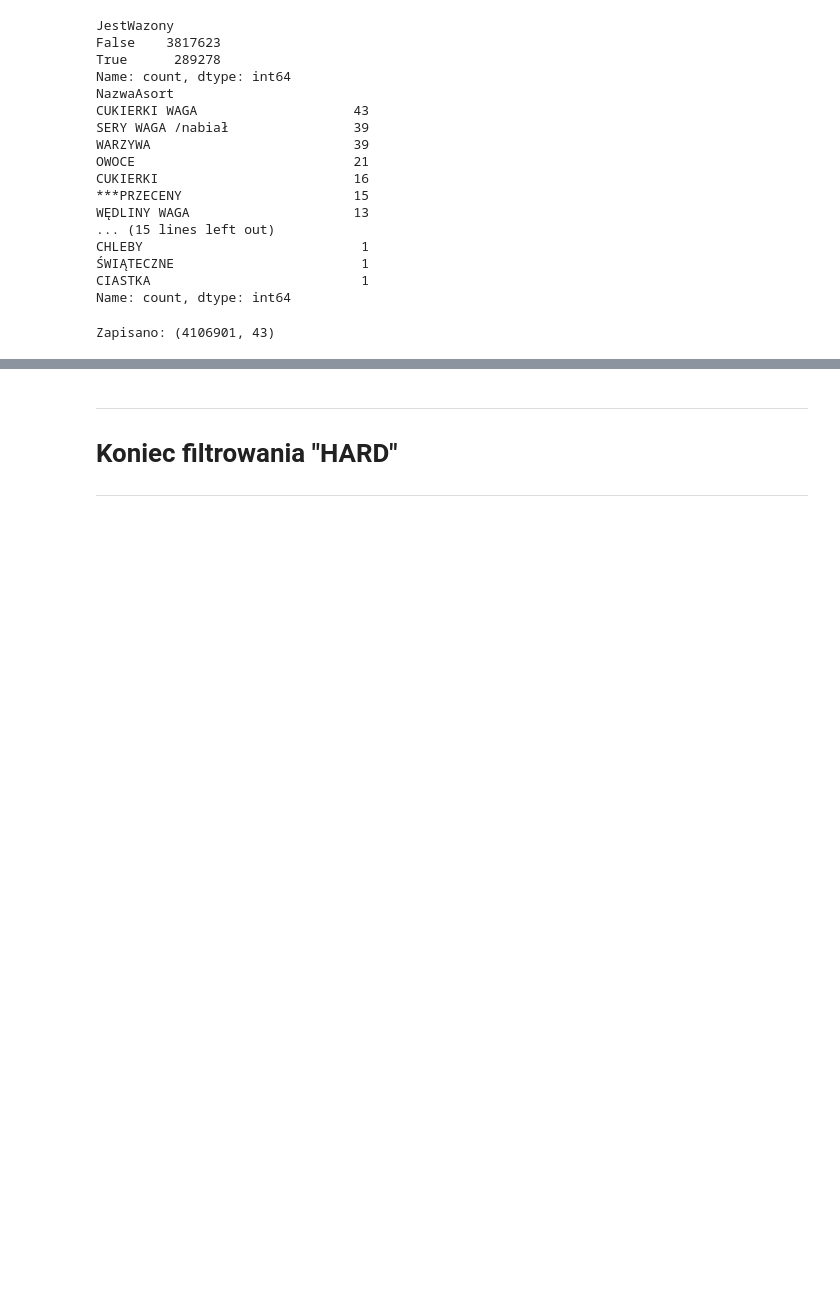
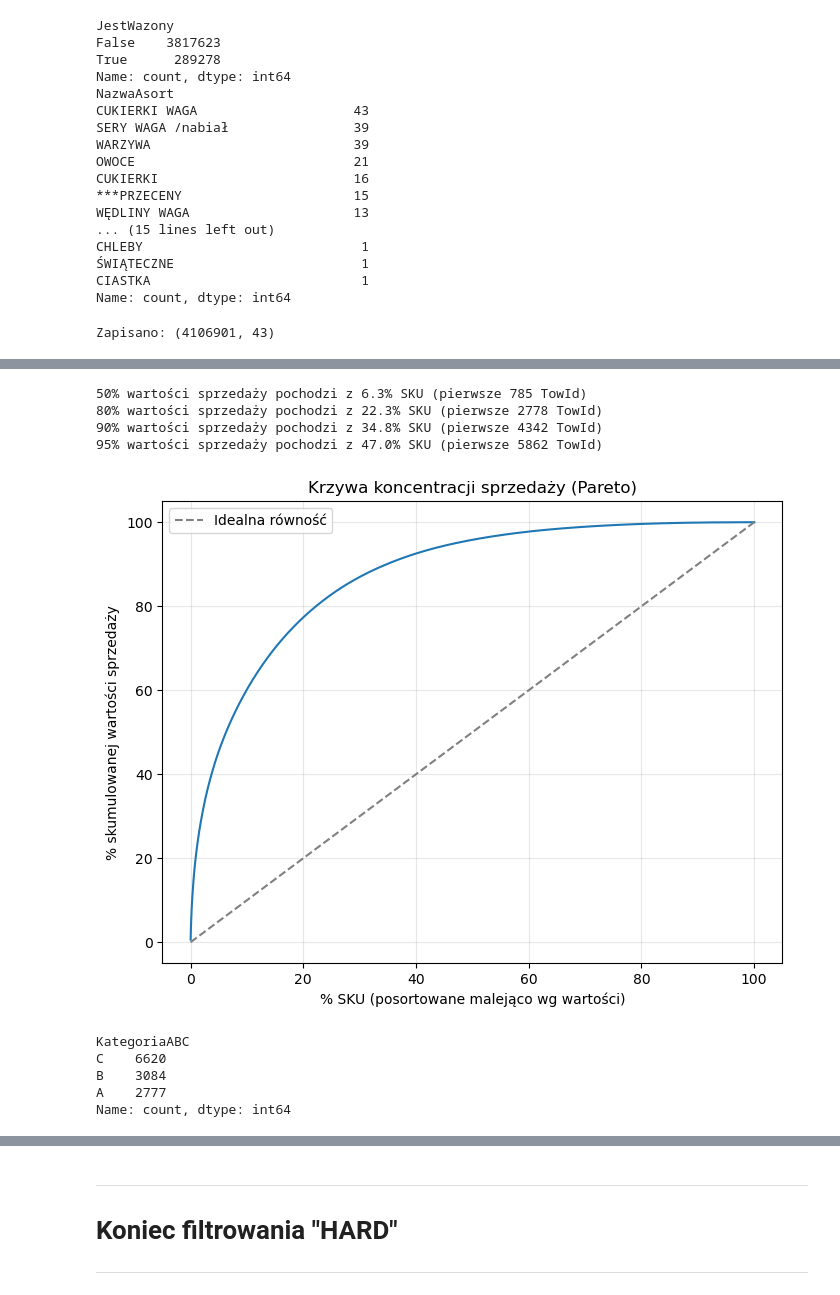
Before and after one commit to mixer123/analiza_sprzedazy, a Jupyter notebook: etl_select_asid.ipynb, the cells around one changed output, grey strips where cells are left out. Saved outputs shown, nothing was run; the diff lists cells and outputs as text; code cells hidden in the pictures; blank space fills up the shorter version.

```diff
--- a/etl_select_asid.ipynb
+++ b/etl_select_asid.ipynb
@@ -1000,0 +1170,51 @@ Zapisano: (4106901, 43)
+# %%
+# ============================================================
+# Analiza ABC — koncentracja WARTOŚCI sprzedaży (nie rotacji!)
+# ============================================================
+
+wartosc_per_towid = df_sprzedaz.groupby('TowId')['Wartosc'].sum().reset_index()
+wartosc_per_towid = wartosc_per_towid.sort_values('Wartosc', ascending=False).reset_index(drop=True)
+
+wartosc_per_towid['UdzialProcentowy'] = wartosc_per_towid['Wartosc'] / wartosc_per_towid['Wartosc'].sum() * 100
+wartosc_per_towid['UdzialSkumulowany'] = wartosc_per_towid['UdzialProcentowy'].cumsum()
+
+# Kluczowe punkty odczytu - ile % SKU trzeba wziąć, żeby dobić do 50/80/90/95% wartości
+for prog_wartosci in [50, 80, 90, 95]:
+    pozycja = wartosc_per_towid[wartosc_per_towid['UdzialSkumulowany'] >= prog_wartosci].index[0]
+    pct_sku = (pozycja + 1) / len(wartosc_per_towid) * 100
+    print(f"{prog_wartosci}% wartości sprzedaży pochodzi z {pct_sku:.1f}% SKU (pierwsze {pozycja+1} TowId)")
+# %% [output]
+50% wartości sprzedaży pochodzi z 6.3% SKU (pierwsze 785 TowId)
+80% wartości sprzedaży pochodzi z 22.3% SKU (pierwsze 2778 TowId)
+90% wartości sprzedaży pochodzi z 34.8% SKU (pierwsze 4342 TowId)
+95% wartości sprzedaży pochodzi z 47.0% SKU (pierwsze 5862 TowId)
+# %%
+plt.figure(figsize=(8,6))
+wartosc_per_towid['PozycjaProcentowa'] = (wartosc_per_towid.index + 1) / len(wartosc_per_towid) * 100
+plt.plot(wartosc_per_towid['PozycjaProcentowa'], wartosc_per_towid['UdzialSkumulowany'])
+plt.plot([0,100],[0,100], linestyle='--', color='gray', label='Idealna równość')
+plt.xlabel('% SKU (posortowane malejąco wg wartości)')
+plt.ylabel('% skumulowanej wartości sprzedaży')
+plt.title('Krzywa koncentracji sprzedaży (Pareto)')
+plt.legend()
+plt.grid(True, alpha=0.3)
+plt.show()
+# %% [output]
+[figure, added]
+# %%
+def kategoria_abc(udzial_skumulowany):
+    if udzial_skumulowany <= 80:
+        return 'A'
+    elif udzial_skumulowany <= 95:
+        return 'B'
+    else:
+        return 'C'
+
+wartosc_per_towid['KategoriaABC'] = wartosc_per_towid['UdzialSkumulowany'].apply(kategoria_abc)
+print(wartosc_per_towid['KategoriaABC'].value_counts())
+# %% [output]
+KategoriaABC
+C    6620
+B    3084
+A    2777
+Name: count, dtype: int64
```
Also changed, not shown: parts of 36 cells of this notebook, 3 other files.
